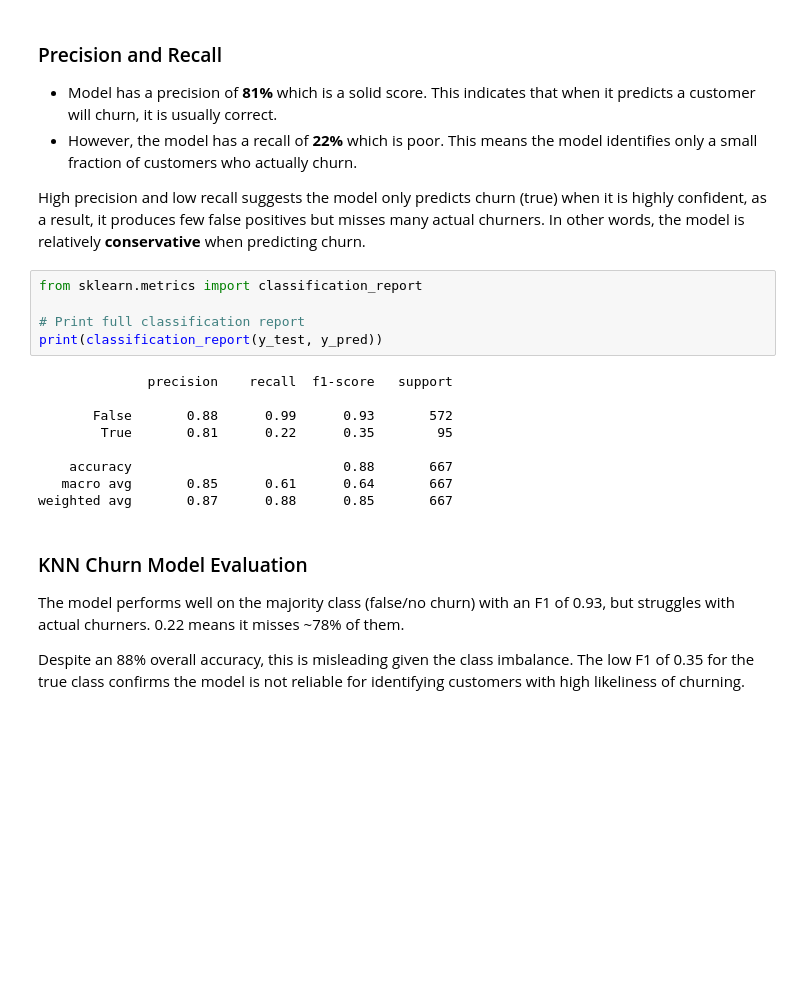
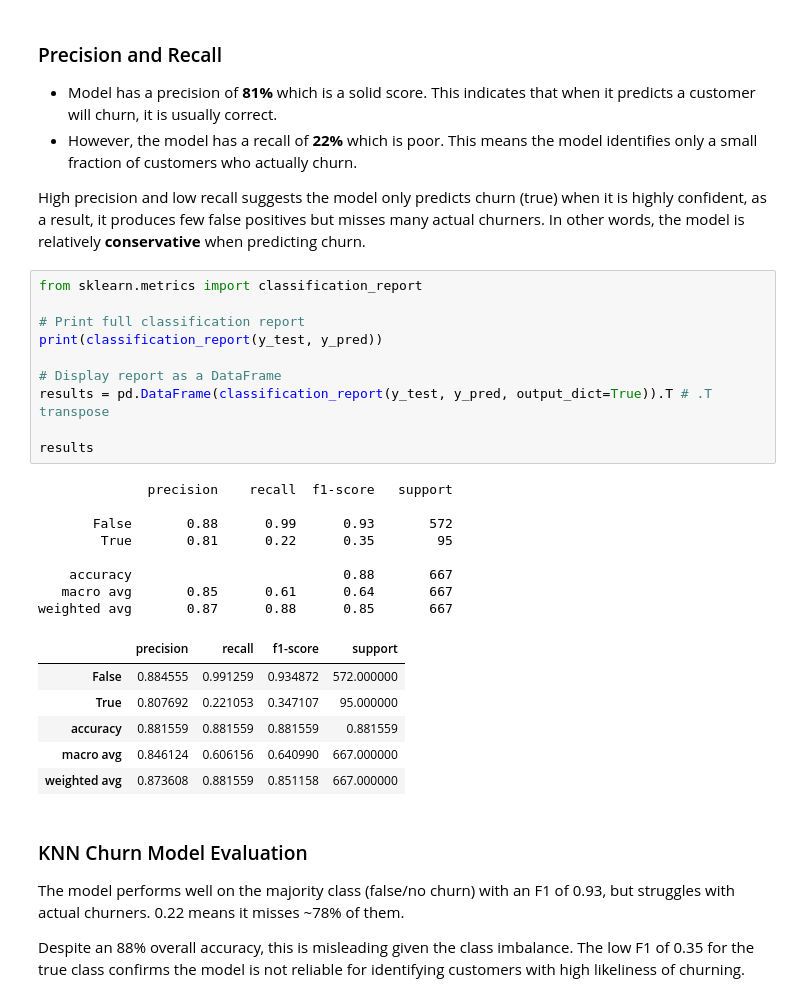
Before and after one commit to notduey/ChurnML, a Jupyter notebook: notebooks/level_1/task_3/task_3_knn_classifier.ipynb, the cells around one changed output. Drawn from its saved outputs; the diff is of its cells as text; blank space fills up the shorter version.

```diff
--- a/notebooks/level_1/task_3/task_3_knn_classifier.ipynb
+++ b/notebooks/level_1/task_3/task_3_knn_classifier.ipynb
@@ -189,17 +189,28 @@ High precision and low recall suggests the model only predicts churn (true) when
 # %%
 from sklearn.metrics import classification_report
 
 # Print full classification report
 print(classification_report(y_test, y_pred))
+
+# Display report as a DataFrame
+results = pd.DataFrame(classification_report(y_test, y_pred, output_dict=True)).T # .T transpose
+
+results
 # %% [output]
               precision    recall  f1-score   support
 
        False       0.88      0.99      0.93       572
         True       0.81      0.22      0.35        95
 
     accuracy                           0.88       667
    macro avg       0.85      0.61      0.64       667
 weighted avg       0.87      0.88      0.85       667
+|  | precision | recall | f1-score | support |
+| False | 0.884555 | 0.991259 | 0.934872 | 572.000000 |
+| True | 0.807692 | 0.221053 | 0.347107 | 95.000000 |
+| accuracy | 0.881559 | 0.881559 | 0.881559 | 0.881559 |
+| macro avg | 0.846124 | 0.606156 | 0.640990 | 667.000000 |
+| weighted avg | 0.873608 | 0.881559 | 0.851158 | 667.000000 |
 # %% [markdown]
 ### KNN Churn Model Evaluation
 
```
Also changed, not shown: parts of 7 cells of this notebook.
